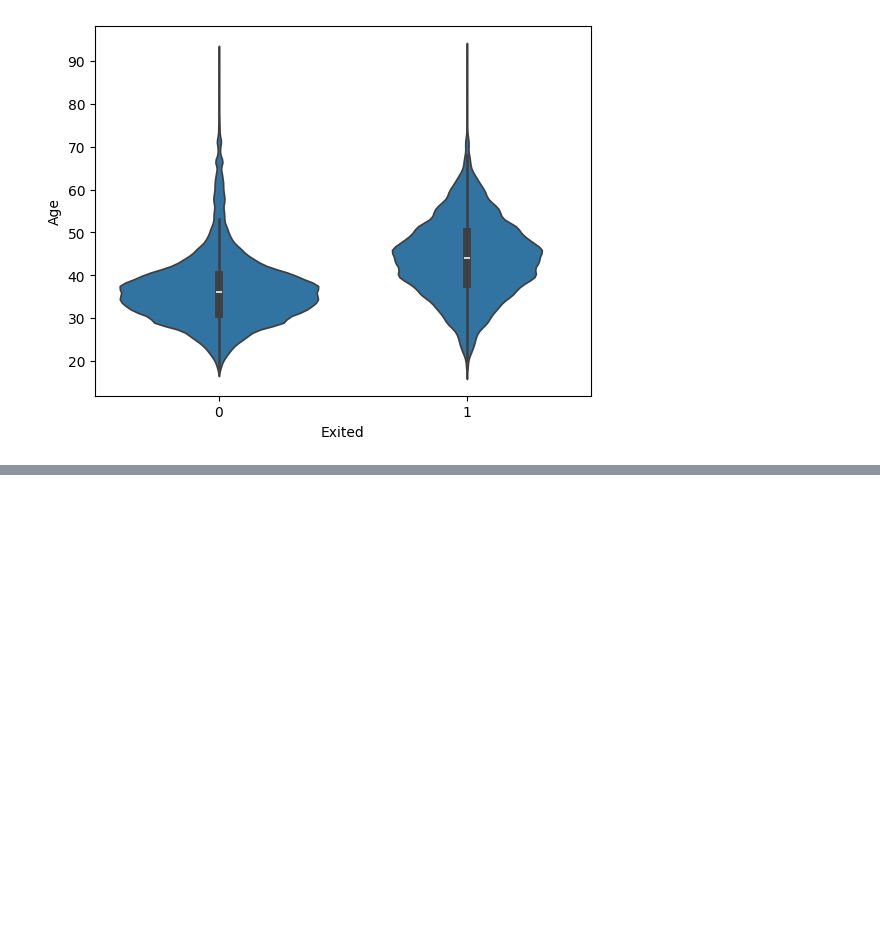
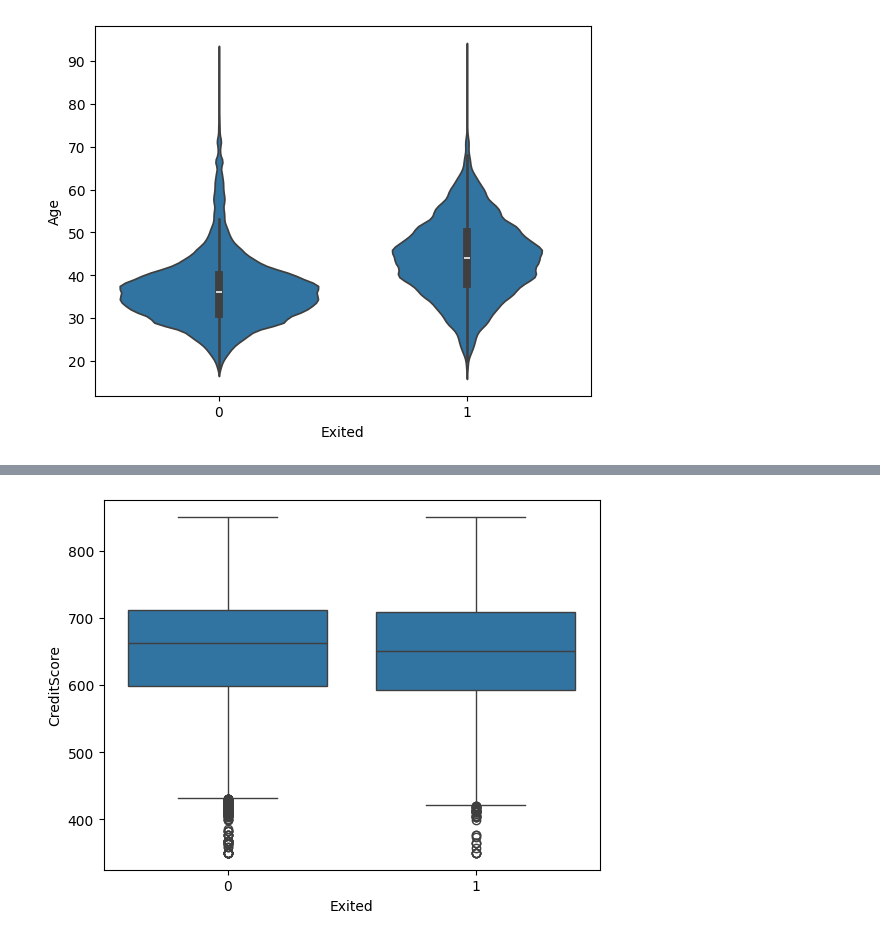
Before and after one commit to kris-kane/kaggle_playgrounds, a Jupyter notebook: playground-series-s4e1/s4e1.ipynb, the cells around one changed output, grey strips where cells are left out. Saved outputs shown, nothing was run; the diff lists cells and outputs as text; code cells hidden in the pictures; blank space fills up the shorter version.

```diff
--- a/playground-series-s4e1/s4e1.ipynb
+++ b/playground-series-s4e1/s4e1.ipynb
@@ -155,0 +159,6 @@ plt.show()
+# %%
+#Credit Score vs. Exited
+sns.boxplot(x='Exited', y='CreditScore', data=train_df)
+plt.show()
+# %% [output]
+[figure, added]
```
Also changed, not shown: parts of 6 cells of this notebook.
